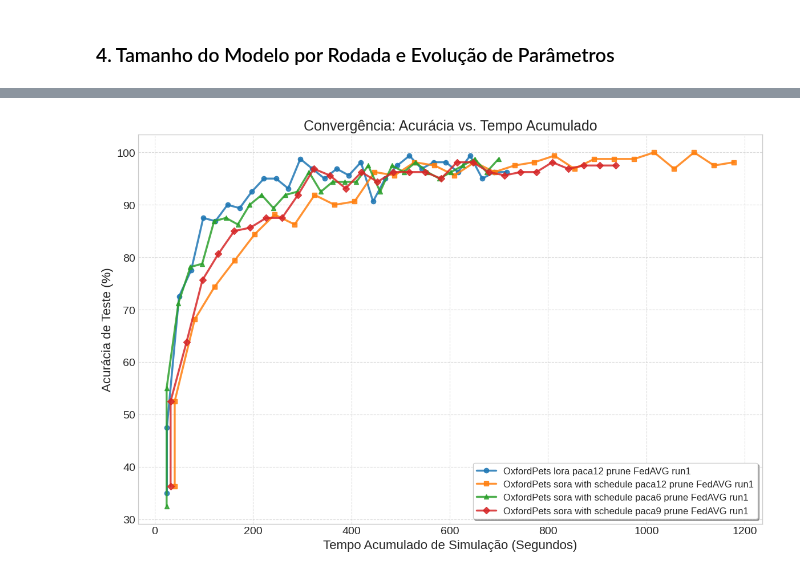
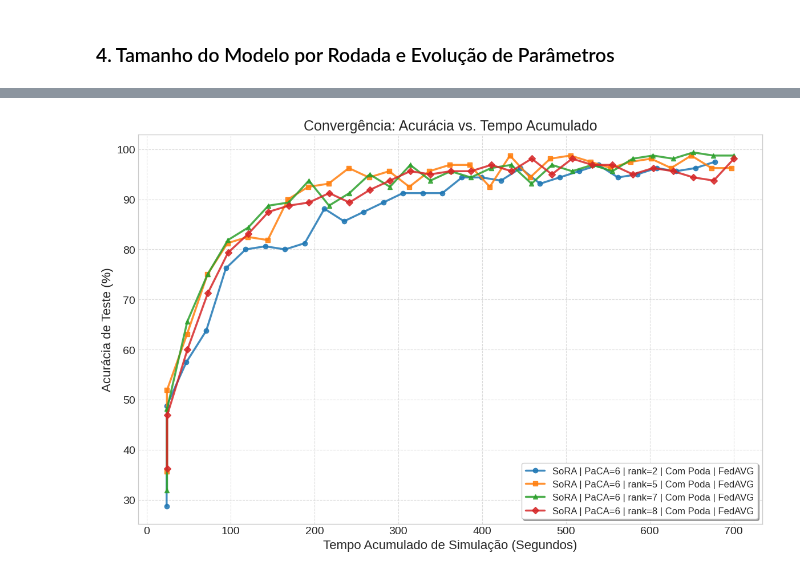
Before and after one commit to VeigarGit/FL_ServerPuma, a Jupyter notebook: src/system/plot_results.ipynb, the cells around one changed output, grey strips where cells are left out. Saved outputs shown, nothing was run; the diff lists cells and outputs as text; code cells hidden in the pictures.

```diff
--- a/src/system/plot_results.ipynb
+++ b/src/system/plot_results.ipynb
@@ -70,9 +76,10 @@ DATASET = "OxfordPets"
 
 print("Carregando resultados do Servidor...")
 
-dados_sora_p12 = load_strategy_results(DATASET, "sora_with_schedule", paca=12, prune="prune")
-dados_sora_p9 = load_strategy_results(DATASET, "sora_with_schedule", paca=9, prune="prune")
-dados_sora_p6 = load_strategy_results(DATASET, "sora_with_schedule", paca=6, prune="prune")
+dados_sora_rank2_p6 = load_strategy_results(DATASET, "sora_with_schedule", paca=6, prune="prune", rank=2)
+dados_sora_rank5_p6 = load_strategy_results(DATASET, "sora_with_schedule", paca=6, prune="prune", rank=5)
+dados_sora_rank7_p6 = load_strategy_results(DATASET, "sora_with_schedule", paca=6, prune="prune", rank=7)
+dados_sora_rank8_p6 = load_strategy_results(DATASET, "sora_with_schedule", paca=6, prune="prune", rank=8)
 
 dados_lora_p12 = load_strategy_results(DATASET, "lora", paca=12, prune="prune")
 
@@ -80,10 +87,11 @@ dados_lora_p12 = load_strategy_results(DATASET, "lora", paca=12, prune="prune")
 # Lista de configurações para iterar nos gráficos (deixa o código limpo e escalável)
 # Formato: (Label, Dados, Cor, Marcador, Estilo de linha)
 configs = [
-    ('SoRA (PaCA=Null)', dados_sora_p12, '#d62728', 's', '-'),   # Vermelho
-    ('SoRA (PaCA=9)', dados_sora_p9, '#ff7f0e', '^', '-'),   # Laranja
-    ('SoRA (PaCA=6)', dados_sora_p6, '#9467bd', 'v', '-'),   # Roxo
-    ('LoRA (PaCA=Null)', dados_lora_p12, '#1f77b4', 'o', '--'),  # Azul
+    ('LoRA (PaCA=12)',       dados_lora_p12,       '#1f77b4', 'o',  '--'),
+    ('SoRA rank=2 (PaCA=6)', dados_sora_rank2_p6,  '#2ca02c', 'D',  '-.'),
+    ('SoRA rank=5 (PaCA=6)', dados_sora_rank5_p6,  '#8c564b', 'P',  '-.'),
+    ('SoRA rank=7 (PaCA=6)', dados_sora_rank7_p6,  '#e377c2', 'X',  ':'),
+    ('SoRA rank=8 (PaCA=6)', dados_sora_rank8_p6,  '#17becf', 'h',  ':'),
 ]
 # %% [output]
 Carregando resultados do Servidor...
@@ -370,50 +395,72 @@ plt.rcParams.update({
     'lines.linewidth': 2.5
 })
 
-# Caminho para os seus resultados
 RESULTS_DIR = "../results/*.h5"
 arquivos = glob.glob(RESULTS_DIR)
 
 plt.figure(figsize=(12, 8))
 
 cores = plt.cm.tab10.colors
 marcadores = ['o', 's', '^', 'D', 'v', '<', '>']
 
 for idx, arquivo in enumerate(sorted(arquivos)):
     nome_base = arquivo.split('/')[-1].replace('.h5', '')
+    parts = nome_base.split('_')
+
+    try:
+        # Estratégia: tudo entre o dataset e o primeiro 'rank' ou 'paca'
+        strategy_parts = []
+        for part in parts[1:]:
+            if part.startswith("rank") or part.startswith("paca"):
+                break
+            strategy_parts.append(part)
+
+        raw_strategy = "_".join(strategy_parts).lower()
+        if "sora" in raw_strategy:
+            strategy = "SoRA"
+        elif "lora" in raw_strategy:
+            strategy = "LoRA"
+        else:
+            strategy = raw_strategy.upper()
+
+        rank_parts = [p for p in parts if p.startswith("rank") and p[4:].isdigit()]
+        rank = rank_parts[0].replace("rank", "") if rank_parts else None
+
+        paca_parts = [p for p in parts if p.startswith("paca")]
+        paca = paca_parts[0].replace("paca", "") if paca_parts else "?"
+
+        is_pruned = "Sem Poda" if "withou_Prune" in nome_base else "Com Poda"
+        algo = "FedALA" if "FedALA" in nome_base else "FedAVG"
+
+        label = f"{strategy} | PaCA={paca}"
+        if rank:
+            label += f" | rank={rank}"
+        label += f" | {is_pruned} | {algo}"
+
+    except Exception:
+        label = nome_base
 
     with h5py.File(arquivo, 'r') as hf:
         if 'rs_test_acc' in hf and 'Round_time' in hf:
-            acuracia = np.array(hf.get('rs_test_acc'))
-            tempo_por_rodada = np.array(hf.get('Round_time'))
-
-            tempo_acumulado = np.cumsum(tempo_por_rodada)
-
-            # Limpando o nome para a legenda (opcional, ajuste conforme seu padrão)
-            label = nome_base.replace('Cifar100_', '').replace('_', ' ')
+            acuracia = np.array(hf['rs_test_acc'])
+            tempo_acumulado = np.cumsum(np.array(hf['Round_time']))
 
             plt.plot(tempo_acumulado, acuracia,
                      label=label,
                      color=cores[idx % len(cores)],
                      marker=marcadores[idx % len(marcadores)],
                      markersize=6,
                      alpha=0.85)
 
 plt.title("Convergência: Acurácia vs. Tempo Acumulado")
 plt.xlabel("Tempo Acumulado de Simulação (Segundos)")
 plt.ylabel("Acurácia de Teste (%)")
-
-# DICA PARA OLHAR DE PERTO:
-# Se quiser focar apenas no final do treino (ex: acurácias acima de 50%),
-# descomente a linha abaixo e ajuste o valor:
-# plt.ylim(bottom=50)
-
 plt.legend(loc='lower right', frameon=True, shadow=True)
 plt.grid(True, linestyle='--', alpha=0.7)
 plt.tight_layout()
 plt.show()
 # %% [output]
-[figure, old version]
+[figure, new version]
 # %%
 import h5py
 import numpy as np
```
Also changed, not shown: parts of 8 cells of this notebook, 3 other files.
